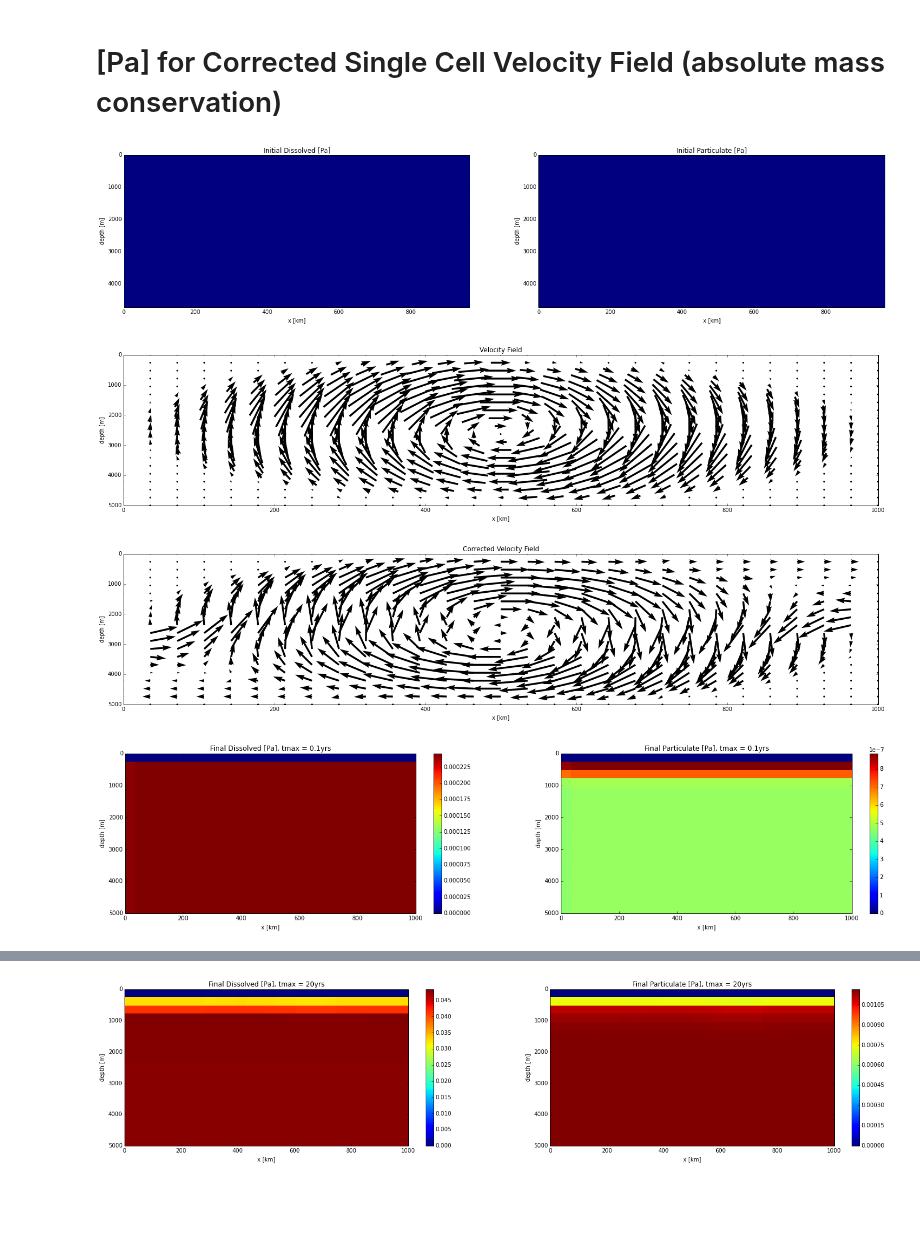
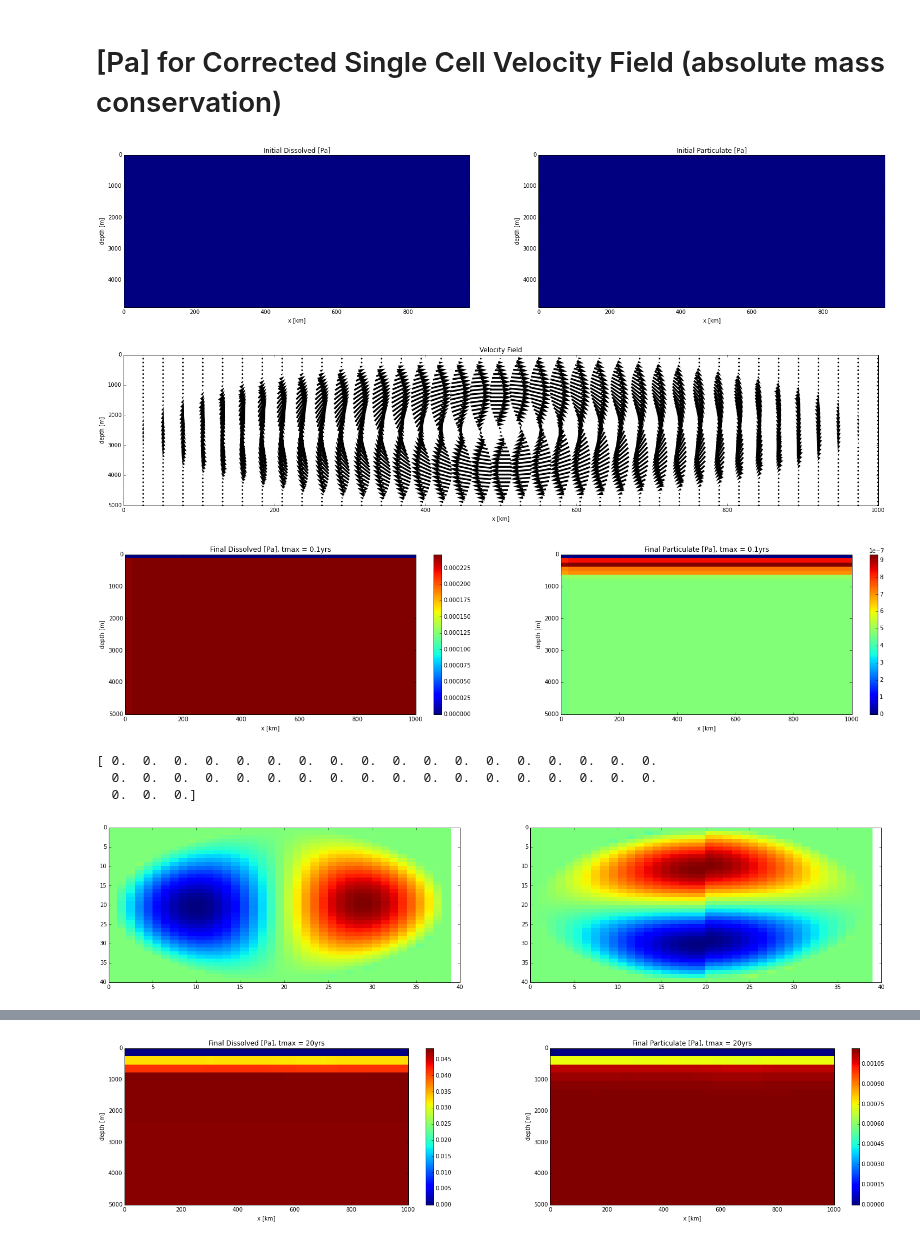
Before and after one commit to UBC-MOAD/pa-th-simple, a Jupyter notebook: prelim-model/2DPaProfile.ipynb, the cells around one changed output, grey strips where cells are left out. Saved outputs shown, nothing was run; the diff lists cells and outputs as text; code cells hidden in the pictures; blank space fills up the shorter version.

```diff
--- a/prelim-model/2DPaProfile.ipynb
+++ b/prelim-model/2DPaProfile.ipynb
@@ -181,39 +181,52 @@ xmin = 0
 xmax = 1e6
 zmin = 0
 zmax = 5e3
-nz = 20
-nx = 29
+nz = 40
+nx = 39
 ng = 1
 g = ThPa2D.FDgrid(nx, nz, ng)
 h = ThPa2D.FDgrid(nx, nz, ng)
 
 # chemistry
 k_ad, k_de, Q = ThPa2D.k_sorp('Pa', xmin, xmax, zmin, zmax, nx, nz)
 
 # initial profile
 init = ThPa2D.plot_init(g, h, xmin, xmax, zmin, zmax, nx, nz, 'Pa')
 
 # velocity
 u, flowfig = ThPa2D.u_simple(xmin, xmax, zmin, zmax, nx, nz, V)
-u, flowfig = ThPa2D.u_simple_c(u, xmin, xmax, zmin, zmax, nx, nz)
+#u, flowfig = ThPa2D.u_simple_c(u, xmin, xmax, zmin, zmax, nx, nz)
 
 
 # Th loop
 g, h = ThPa2D.adflow(g, h, t, T, u, k_ad, k_de, Q, ThPa2D.upwind)
 
 #plot results
 meshTh = ThPa2D.plotprof(g, h, xmin, xmax, zmin, zmax, nx, nz, T, 'Pa')
 
 # store results
 DPa1vel = {}
 PPa1vel = {}
 DPa1vel['1tmax'] = g.a
 PPa1vel['1tmax'] = h.a
 # %% [output]
 [figure]
-[figure, old version]
+[figure, new version]
-[figure, old version]
+[figure, new version]
-[figure, removed]
+# %%
+pylab.subplots(1,2, figsize = (25, 5))
+pylab.subplot(121)
+pylab.pcolormesh(u[:,:,0])
+pylab.gca().invert_yaxis()
+pylab.subplot(122)
+pylab.pcolormesh(u[:,:,1])
+pylab.gca().invert_yaxis()
+print(u[nz-1,:,1])
+# %% [output]
+[ 0.  0.  0.  0.  0.  0.  0.  0.  0.  0.  0.  0.  0.  0.  0.  0.  0.  0.
+  0.  0.  0.  0.  0.  0.  0.  0.  0.  0.  0.  0.  0.  0.  0.  0.  0.  0.
+  0.  0.  0.]
+[figure, added]
 # %%
 pp.plot_profiles(zmin,zmax,nz,nx,DPa1vel['1tmax'])
 print "Maximum vertical Velocity", u[:,:,0].max()*V/365/86400.*1000.*zmax/xmax, "mm/s"
```
Also changed, not shown: parts of 7 cells of this notebook, 2 other files.
